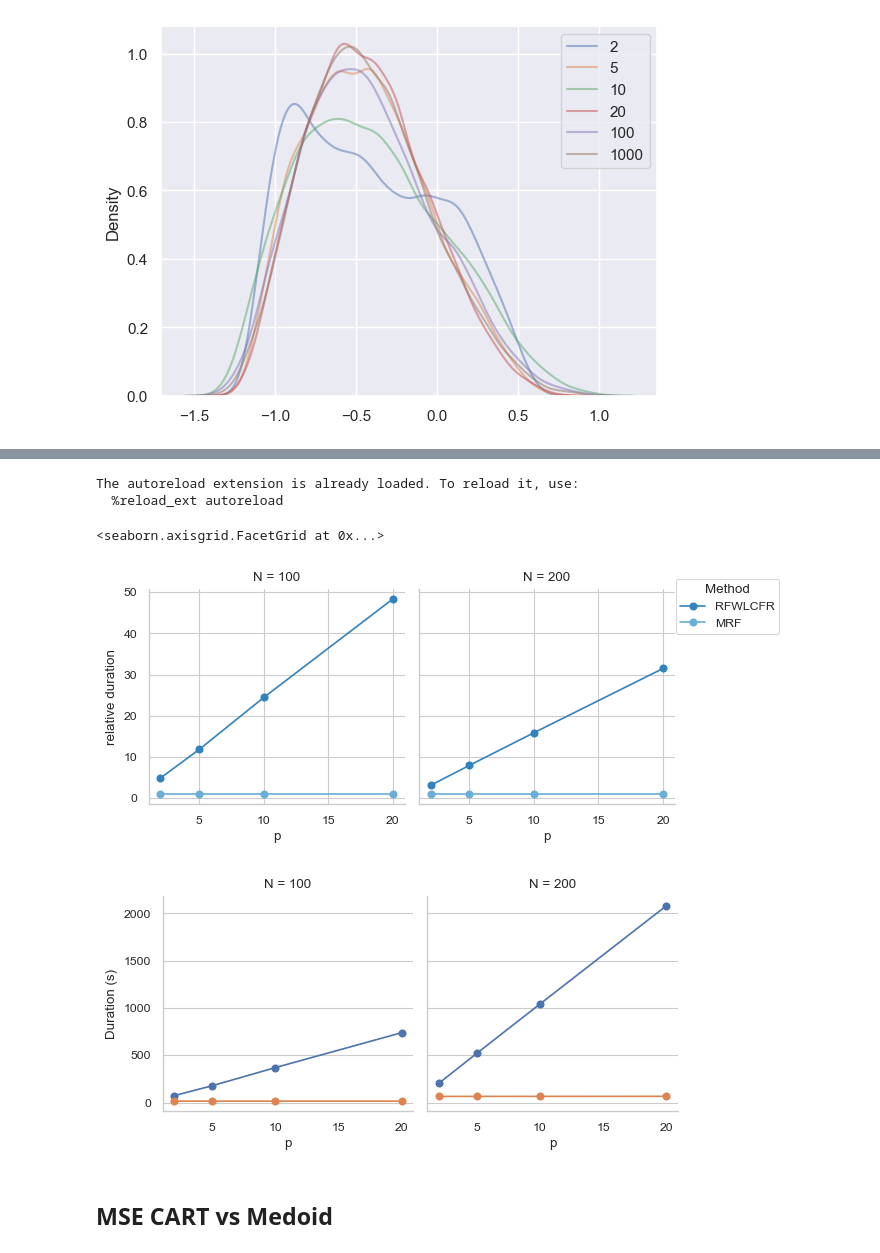
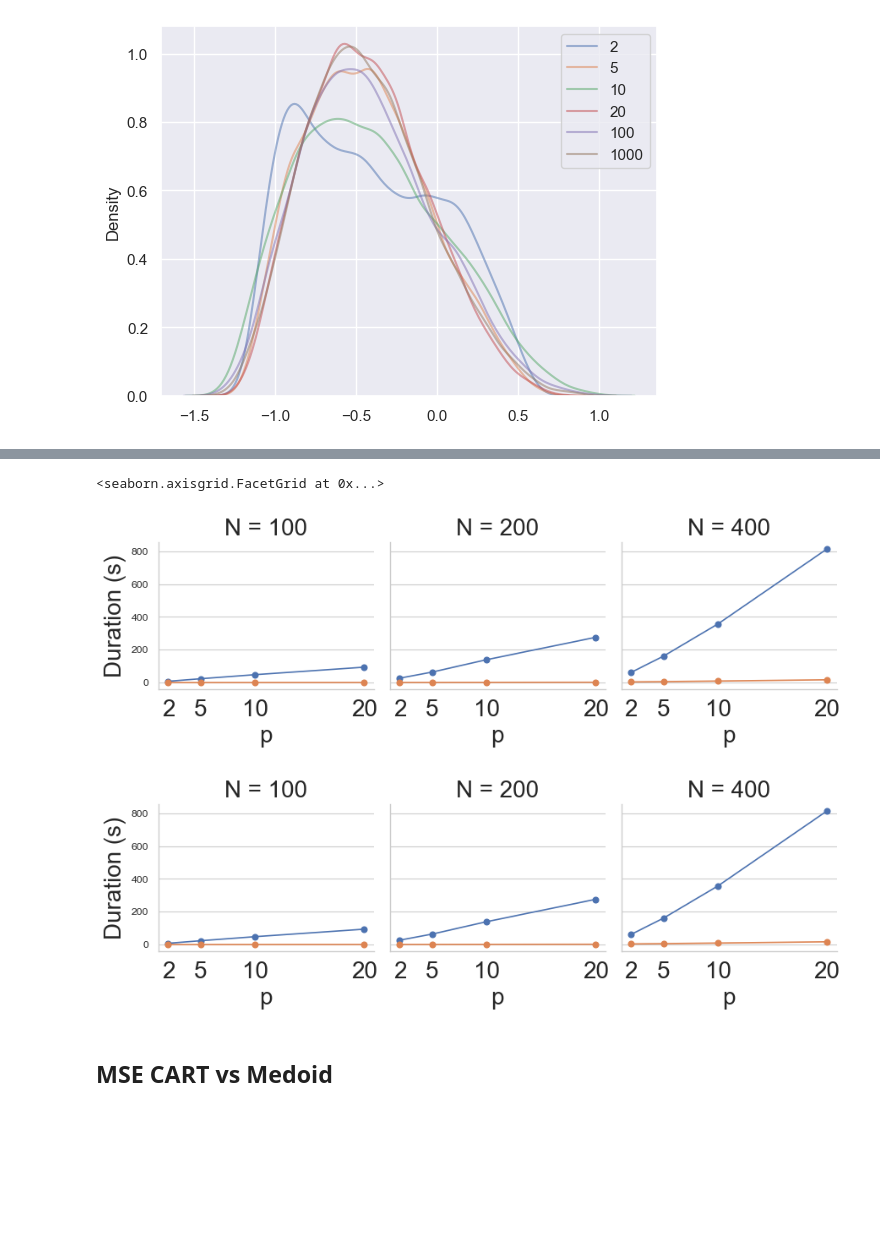
Before and after one commit to matthieubulte/pyfrechet, a Jupyter notebook: benchmark/phase.ipynb, the cells around one changed output, grey strips where cells are left out. Saved outputs shown, nothing was run; the diff lists cells and outputs as text; code cells hidden in the pictures; blank space fills up the shorter version.

Commit message:
Add new DGP for phase experiment

```diff
--- a/benchmark/phase.ipynb
+++ b/benchmark/phase.ipynb
@@ -179,7 +289,7 @@ import pandas as pd
 import seaborn as sns
 import json
 
-OUT_FILE = 'result_phase_cross_est_new_dgp.json'
+OUT_FILE = 'result_phase_cross_est_new_dgp_2.json'
 
 with open(OUT_FILE, 'r') as f:
     results = json.load(f)
@@ -188,25 +298,22 @@ df = pd.DataFrame(results, columns=['method', 'N', 'p', 'duration', 'dist_durati
 df['group'] ='p=' + df['p'].astype(str) +  ', N=' + df['N'].astype(str)
 df['fitting_duration'] = df['duration'] - df['dist_duration']
 # sns.boxplot(df, y='duration', x='method')
-# %% [output]
-The autoreload extension is already loaded. To reload it, use:
-  %reload_ext autoreload
 # %%
 from plot_bench import *
 sns.set_theme()
 
-forest_df = make_forest_df(df, Ns=[100,200])
-plot_forest_df(forest_df, ref_method='medoid_greedy')
+forest_df = make_forest_df(df)
+plot_forest_df(forest_df)
 # %% [output]
 <seaborn.axisgrid.FacetGrid at 0x...>
-[figure, old version]
+[figure, new version]
 # %%
 from plot_bench import *
-forest_df = make_forest_df(df, Ns=[100,200])
+forest_df = make_forest_df(df)
 plot_forest_df(forest_df)
 plt.savefig("./runtime_phase.pdf")
 # %% [output]
-[figure, old version]
+[figure, new version]
 # %% [markdown]
 ## MSE CART vs Medoid
 # %%
```
Also changed, not shown: parts of 6 cells of this notebook, 15 other files.
